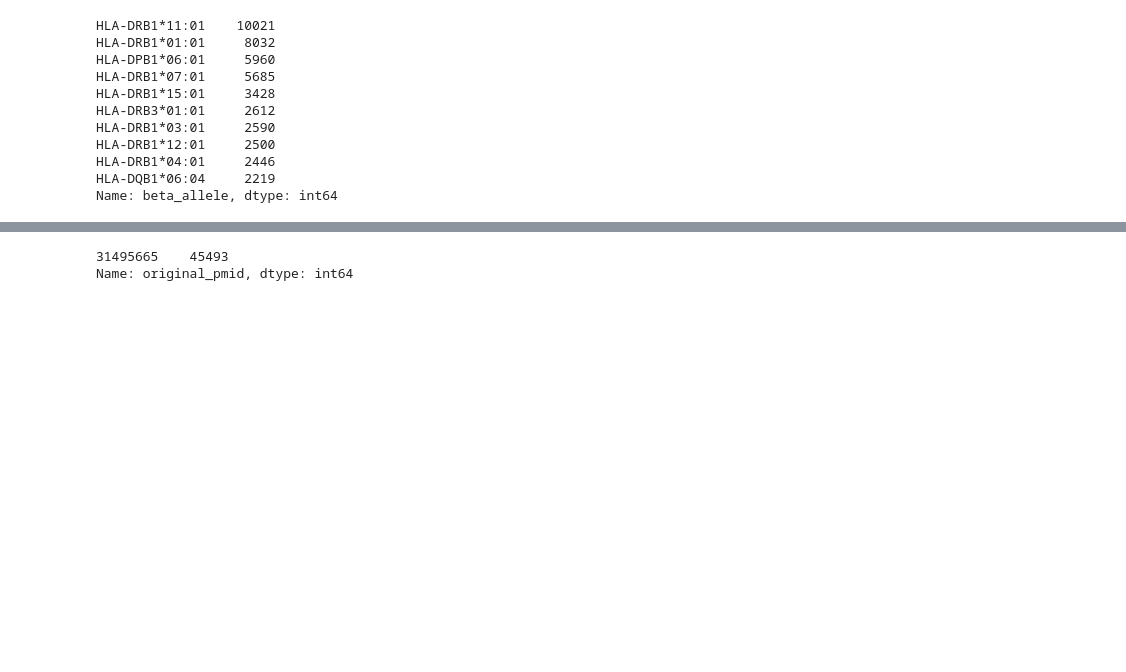
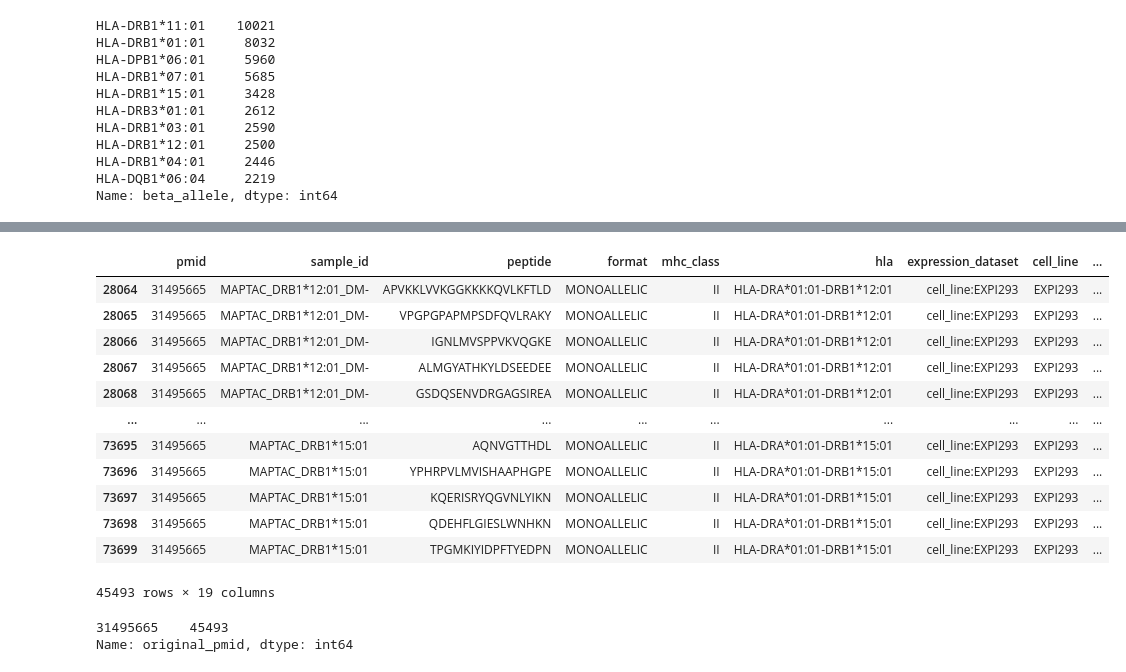
Before and after one commit to openvax/mhc2flurry, a Jupyter notebook: notebooks/1_simple_predictor_pan.ipynb, the cells around one changed output, grey strips where cells are left out. Saved outputs shown, nothing was run; the diff lists cells and outputs as text; code cells hidden in the pictures; blank space fills up the shorter version.

```diff
--- a/notebooks/1_simple_predictor_pan.ipynb
+++ b/notebooks/1_simple_predictor_pan.ipynb
@@ -521,3 +557,19 @@ scores_df
+# %%
+to_score
+# %% [output]
+|  | pmid | sample_id | peptide | format | mhc_class | hla | expression_dataset | cell_line | ... |
+| 28064 | 31495665 | MAPTAC_DRB1*12:01_DM- | APVKKLVVKGGKKKKQVLKFTLD | MONOALLELIC | II | HLA-DRA*01:01-DRB1*12:01 | cell_line:EXPI293 | EXPI293 | ... |
+| 28065 | 31495665 | MAPTAC_DRB1*12:01_DM- | VPGPGPAPMPSDFQVLRAKY | MONOALLELIC | II | HLA-DRA*01:01-DRB1*12:01 | cell_line:EXPI293 | EXPI293 | ... |
+| 28066 | 31495665 | MAPTAC_DRB1*12:01_DM- | IGNLMVSPPVKVQGKE | MONOALLELIC | II | HLA-DRA*01:01-DRB1*12:01 | cell_line:EXPI293 | EXPI293 | ... |
+| 28067 | 31495665 | MAPTAC_DRB1*12:01_DM- | ALMGYATHKYLDSEEDEE | MONOALLELIC | II | HLA-DRA*01:01-DRB1*12:01 | cell_line:EXPI293 | EXPI293 | ... |
+| 28068 | 31495665 | MAPTAC_DRB1*12:01_DM- | GSDQSENVDRGAGSIREA | MONOALLELIC | II | HLA-DRA*01:01-DRB1*12:01 | cell_line:EXPI293 | EXPI293 | ... |
+| ... | ... | ... | ... | ... | ... | ... | ... | ... | ... |
+| 73695 | 31495665 | MAPTAC_DRB1*15:01 | AQNVGTTHDL | MONOALLELIC | II | HLA-DRA*01:01-DRB1*15:01 | cell_line:EXPI293 | EXPI293 | ... |
+| 73696 | 31495665 | MAPTAC_DRB1*15:01 | YPHRPVLMVISHAAPHGPE | MONOALLELIC | II | HLA-DRA*01:01-DRB1*15:01 | cell_line:EXPI293 | EXPI293 | ... |
+| 73697 | 31495665 | MAPTAC_DRB1*15:01 | KQERISRYQGVNLYIKN | MONOALLELIC | II | HLA-DRA*01:01-DRB1*15:01 | cell_line:EXPI293 | EXPI293 | ... |
+| 73698 | 31495665 | MAPTAC_DRB1*15:01 | QDEHFLGIESLWNHKN | MONOALLELIC | II | HLA-DRA*01:01-DRB1*15:01 | cell_line:EXPI293 | EXPI293 | ... |
+| 73699 | 31495665 | MAPTAC_DRB1*15:01 | TPGMKIYIDPFTYEDPN | MONOALLELIC | II | HLA-DRA*01:01-DRB1*15:01 | cell_line:EXPI293 | EXPI293 | ... |
+45493 rows × 19 columns
 # %%
 validation_df.original_pmid.value_counts()
 # %% [output]
```
Also changed, not shown: parts of 24 cells of this notebook.
